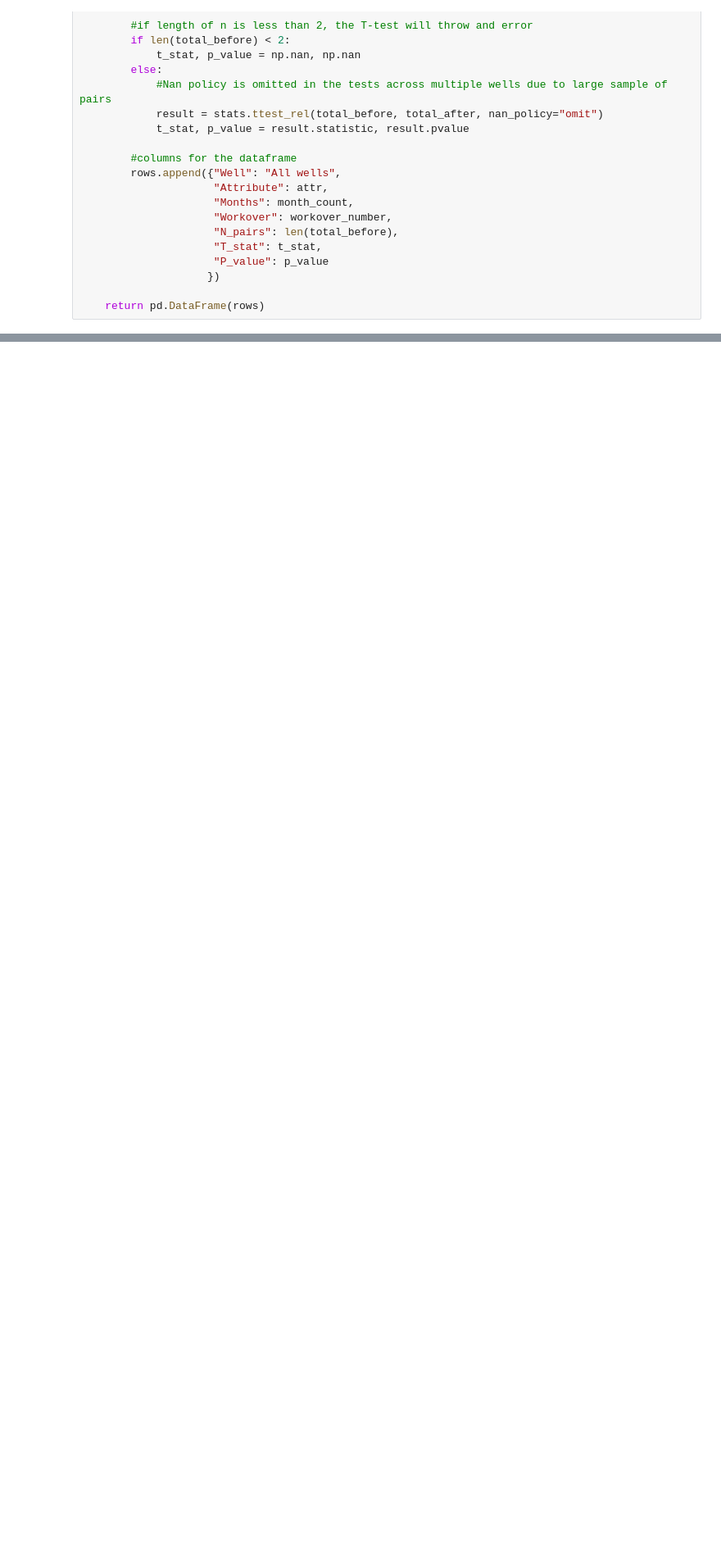
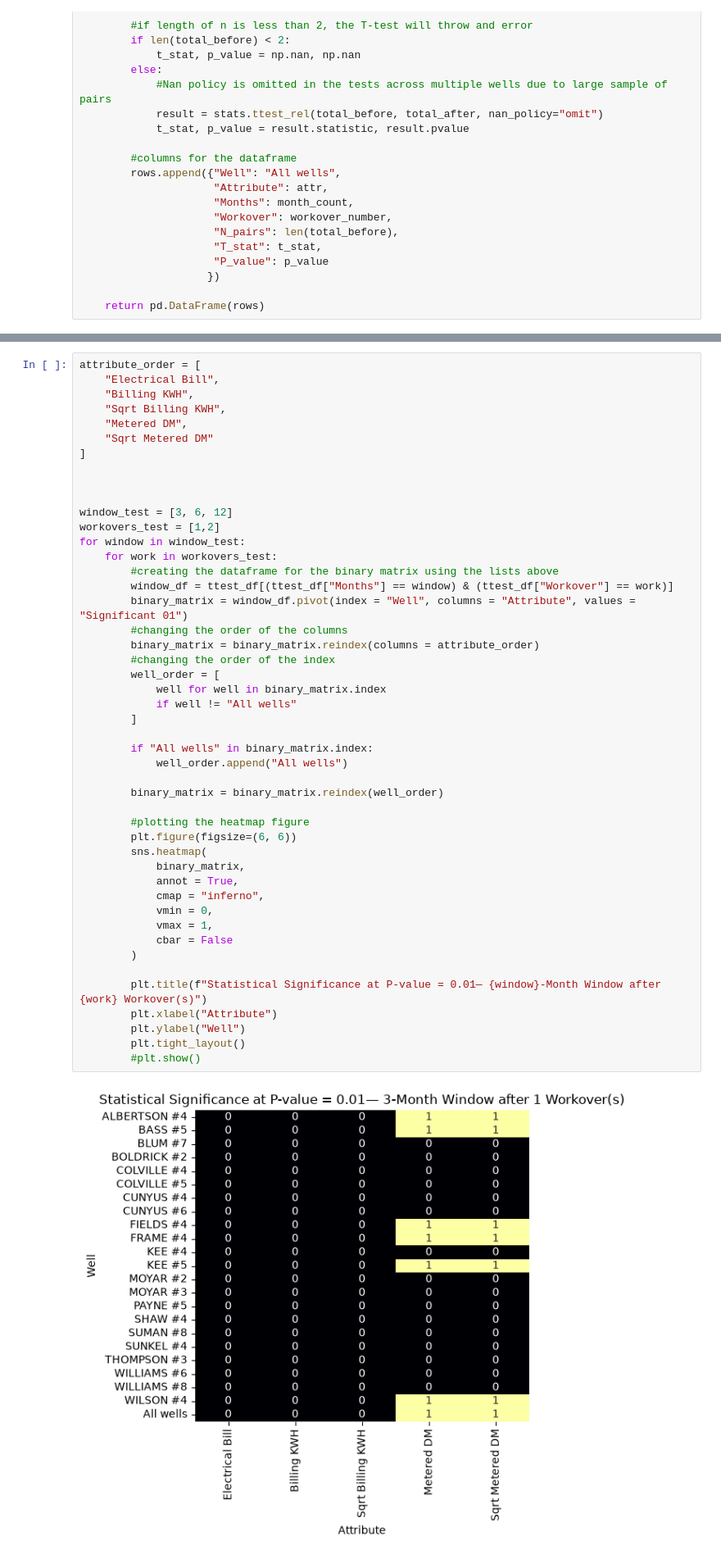
Before and after one commit to L0GN82/Paired-Sample-T-test, a Jupyter notebook: Paired-Samples.ipynb, the cells around one changed output, grey strips where cells are left out. Shown at 82% size. Saved outputs shown, nothing was run; the diff lists cells and outputs as text; blank space fills up the shorter version.

```diff
--- a/Paired-Samples.ipynb
+++ b/Paired-Samples.ipynb
@@ -455,0 +473,49 @@ for window in window_test:
+# %%
+attribute_order = [
+    "Electrical Bill",
+    "Billing KWH",
+    "Sqrt Billing KWH",
+    "Metered DM",
+    "Sqrt Metered DM"
+]
+
+
+
+window_test = [3, 6, 12]
+workovers_test = [1,2]
+for window in window_test:
+    for work in workovers_test:
+        #creating the dataframe for the binary matrix using the lists above
+        window_df = ttest_df[(ttest_df["Months"] == window) & (ttest_df["Workover"] == work)]
+        binary_matrix = window_df.pivot(index = "Well", columns = "Attribute", values = "Significant 01")
+        #changing the order of the columns
+        binary_matrix = binary_matrix.reindex(columns = attribute_order)
+        #changing the order of the index
+        well_order = [
+            well for well in binary_matrix.index
+            if well != "All wells"
+        ]
+
+        if "All wells" in binary_matrix.index:
+            well_order.append("All wells")
+
+        binary_matrix = binary_matrix.reindex(well_order)
+
+        #plotting the heatmap figure
+        plt.figure(figsize=(6, 6))
+        sns.heatmap(
+            binary_matrix,
+            annot = True,
+            cmap = "inferno",
+            vmin = 0,
+            vmax = 1,
+            cbar = False
+        )
+
+        plt.title(f"Statistical Significance at P-value = 0.01— {window}-Month Window after {work} Workover(s)")
+        plt.xlabel("Attribute")
+        plt.ylabel("Well")
+        plt.tight_layout()
+        #plt.show()
+# %% [output]
+[figure, added]
```
Also changed, not shown: parts of 15 cells of this notebook, 1 other file.
